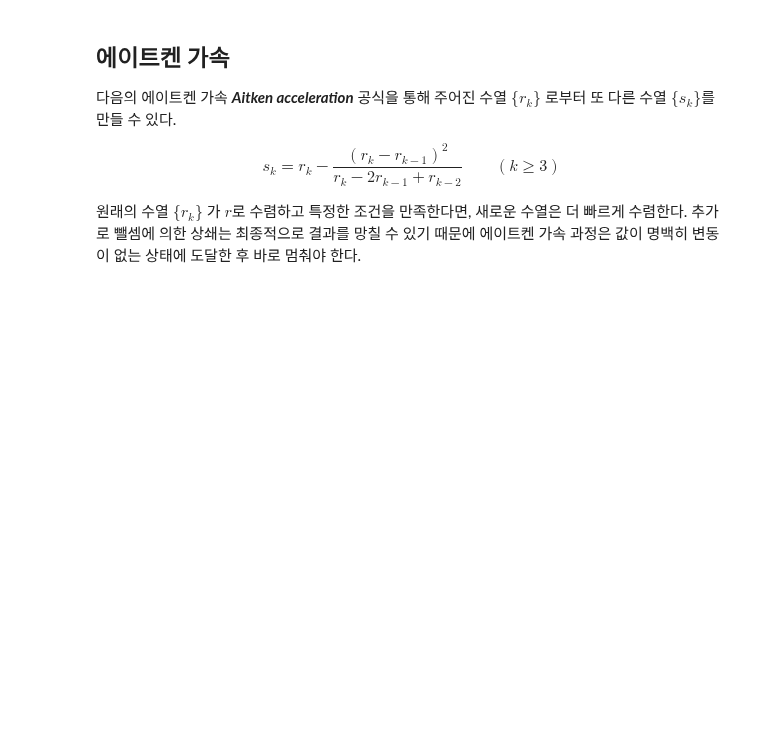
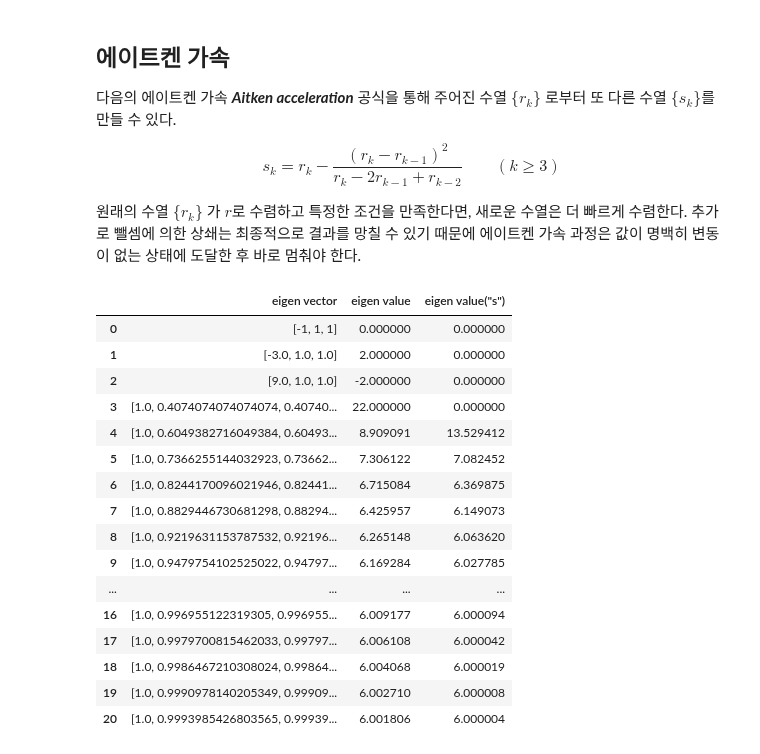
Before and after one commit to tirals88/Numerical-Mathematics-and-Computing, a Jupyter notebook: Chap8_More on Linear Systems.ipynb, the cells around one changed output. Drawn from its saved outputs; the diff is of its cells as text; code cells hidden in the pictures; blank space fills up the shorter version.

```diff
--- a/Chap8_More on Linear Systems.ipynb
+++ b/Chap8_More on Linear Systems.ipynb
@@ -506,24 +511,40 @@ $$s_{k} = r_{k} - \frac{(r_{k} - r_{k-1})^{2}}{r_{k} - 2r_{k-1} + r_{k-2}} \quad
 # %%
 #Aitken acceleration
 def Aitken_acc(A, kmax, x, phi):
-  x = x.reshape(-1, 1)
-  size_n = len(A)
-  power_df = []
-  power_df.append([x, 0])
-  for i in range(kmax):
-    y = np.dot(A, x)
-    r = phi(y)/phi(x)
-    x = y / y.max()
-    power_df.append([x, r])
+  temp_df = power_method(A, kmax, x, phi)
+  seq_r = temp_df.iloc[:, 1]
+  seq_s = np.zeros_like(seq_r)
+  temp_s = 1
+  for i in range(4, len(seq_r)):
+    temp_s = seq_r[i] - ((seq_r[i] - seq_r[i-1])**2)/((seq_r[i] - 2*seq_r[i-1]+seq_r[i-2]))
+    seq_s[i] = temp_s
+  temp_df['eigen value(\"s\")'] = seq_s
 
-  power_df = pd.DataFrame(power_df)
-
-  return power_df
+  return temp_df
 
 test_x0 = np.array([-1, 1, 1])
 test_A = np.array([[6, 5, -5], [2, 6, -2], [2, 5, -1]])
 def default_phi(temp_v):
+  temp_v = temp_v.reshape(-1)
   return temp_v[1]
 
 
-power_method(test_A, 8, test_x0, default_phi)
+Aitken_acc(test_A, 20, test_x0, default_phi)
+# %% [output]
+|  | eigen vector | eigen value | eigen value("s") |
+| 0 | [-1, 1, 1] | 0.000000 | 0.000000 |
+| 1 | [-3.0, 1.0, 1.0] | 2.000000 | 0.000000 |
+| 2 | [9.0, 1.0, 1.0] | -2.000000 | 0.000000 |
+| 3 | [1.0, 0.4074074074074074, 0.40740... | 22.000000 | 0.000000 |
+| 4 | [1.0, 0.6049382716049384, 0.60493... | 8.909091 | 13.529412 |
+| 5 | [1.0, 0.7366255144032923, 0.73662... | 7.306122 | 7.082452 |
+| 6 | [1.0, 0.8244170096021946, 0.82441... | 6.715084 | 6.369875 |
+| 7 | [1.0, 0.8829446730681298, 0.88294... | 6.425957 | 6.149073 |
+| 8 | [1.0, 0.9219631153787532, 0.92196... | 6.265148 | 6.063620 |
+| 9 | [1.0, 0.9479754102525022, 0.94797... | 6.169284 | 6.027785 |
+| ... | ... | ... | ... |
+| 16 | [1.0, 0.996955122319305, 0.996955... | 6.009177 | 6.000094 |
+| 17 | [1.0, 0.9979700815462033, 0.99797... | 6.006108 | 6.000042 |
+| 18 | [1.0, 0.9986467210308024, 0.99864... | 6.004068 | 6.000019 |
+| 19 | [1.0, 0.9990978140205349, 0.99909... | 6.002710 | 6.000008 |
+| 20 | [1.0, 0.9993985426803565, 0.99939... | 6.001806 | 6.000004 |
```
Also changed, not shown: parts of 8 cells of this notebook.
